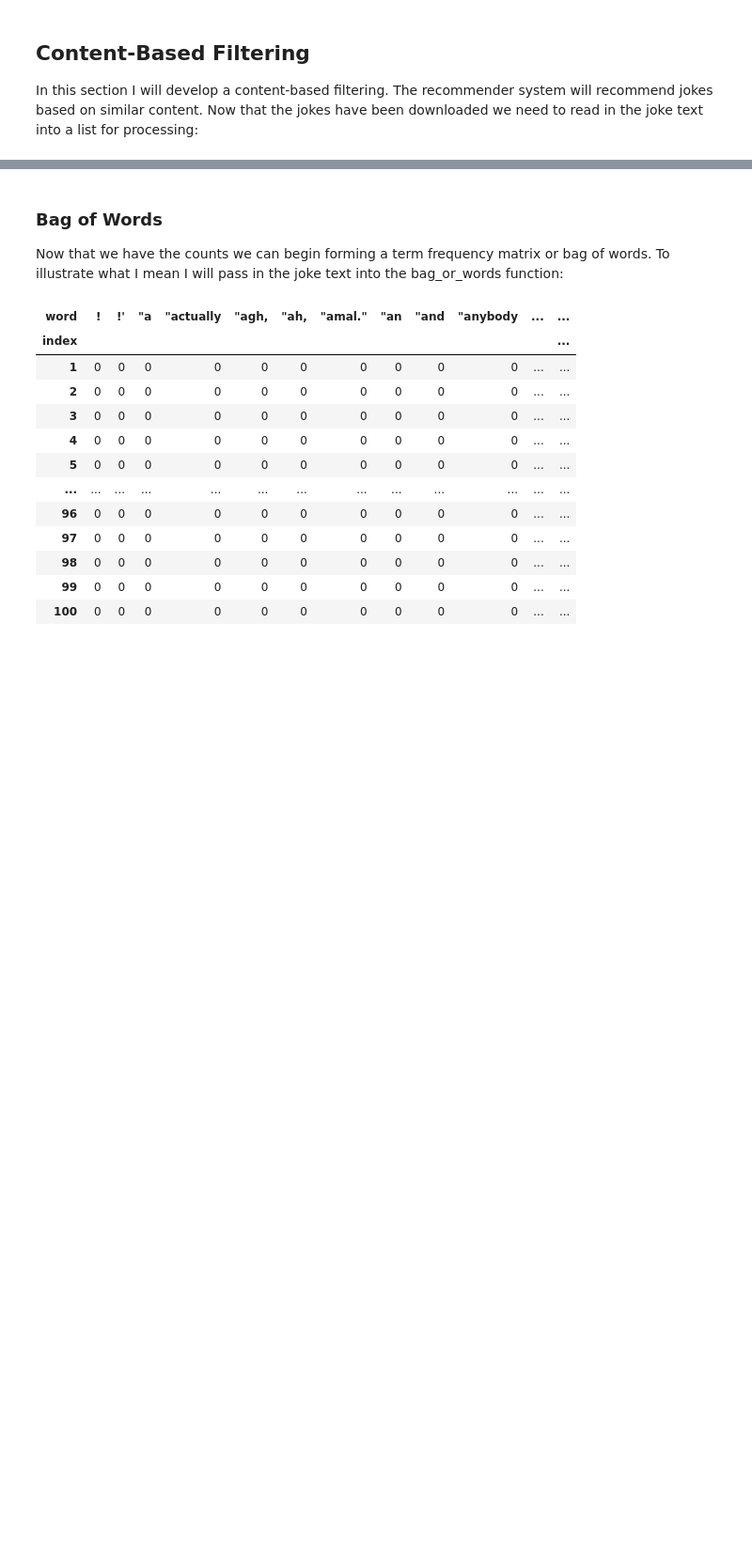
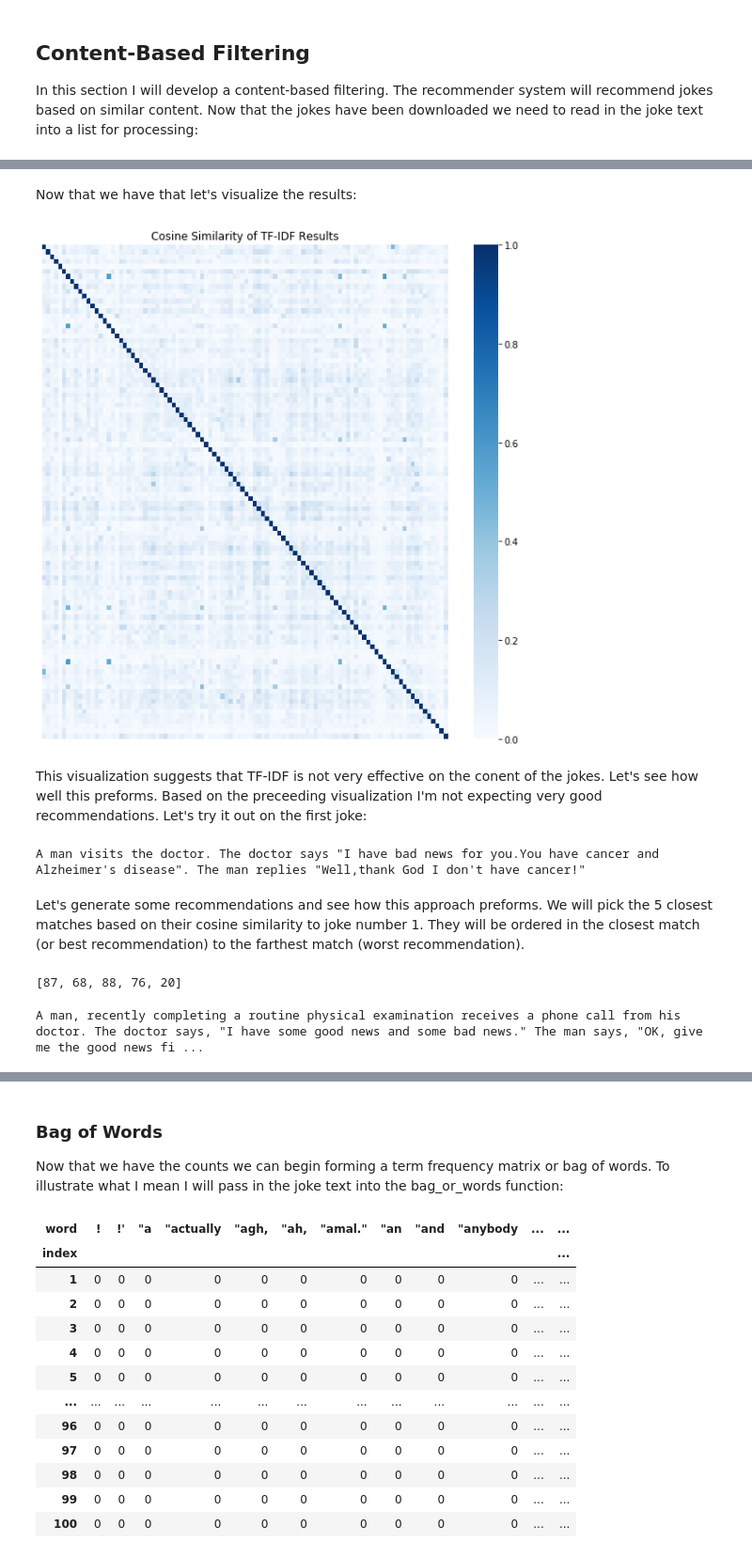
Before and after one commit to mikeasilva/CUNY-SPS, a Jupyter notebook: DATA612/Project 2.ipynb, the cells around one changed output, grey strips where cells are left out. Shown at 94% size. Saved outputs shown, nothing was run; the diff lists cells and outputs as text; code cells hidden in the pictures; blank space fills up the shorter version.

```diff
--- a/DATA612/Project 2.ipynb
+++ b/DATA612/Project 2.ipynb
@@ -72,0 +91,32 @@ for n in range(1, 101):
+# %%
+preprocessed_jokes = data612.preprocess_jokes(jokes, remove_numbers=True, remove_contractions=True)
+tfidf_df = data612.tf_idf(preprocessed_jokes)
+cosine_similarity_df = data612.cosine_similarity(tfidf_df)
+# %% [markdown]
+Now that we have that let's visualize the results:
+# %%
+plt.figure(figsize=(10, 10))
+plt.title("Cosine Similarity of TF-IDF Results")
+sb.heatmap(cosine_similarity_df, cmap="Blues", xticklabels=False, yticklabels=False)
+plt.ylabel('')
+plt.xlabel('')
+plt.show()
+# %% [output]
+[figure, added]
+# %% [markdown]
+This visualization suggests that TF-IDF is not very effective on the conent of the jokes. Let's see how well this preforms.  Based on the preceeding visualization I'm not expecting very good recommendations. Let's try it out on the first joke:
+# %%
+print(data612.read_joke(1))
+# %% [output]
+A man visits the doctor. The doctor says "I have bad news for you.You have cancer and Alzheimer's disease". The man replies "Well,thank God I don't have cancer!"
+# %% [markdown]
+Let's generate some recommendations and see how this approach preforms.  We will pick the 5 closest matches based on their cosine similarity to joke number 1.  They will be ordered in the closest match (or best recommendation) to the farthest match (worst recommendation).
+# %%
+content_recommendations = data612.get_cosine_based_joke_recommendations(cosine_similarity_df, joke_id = 1, n_recommendations = 5)
+content_recommendations
+# %% [output]
+[87, 68, 88, 76, 20]
+# %%
+print(data612.read_joke(content_recommendations[0]))
+# %% [output]
+A man, recently completing a routine physical examination receives a phone call from his doctor. The doctor says, "I have some good news and some bad news." The man says, "OK, give me the good news fi ...
```
Also changed, not shown: parts of 38 cells of this notebook, 1 other file.
